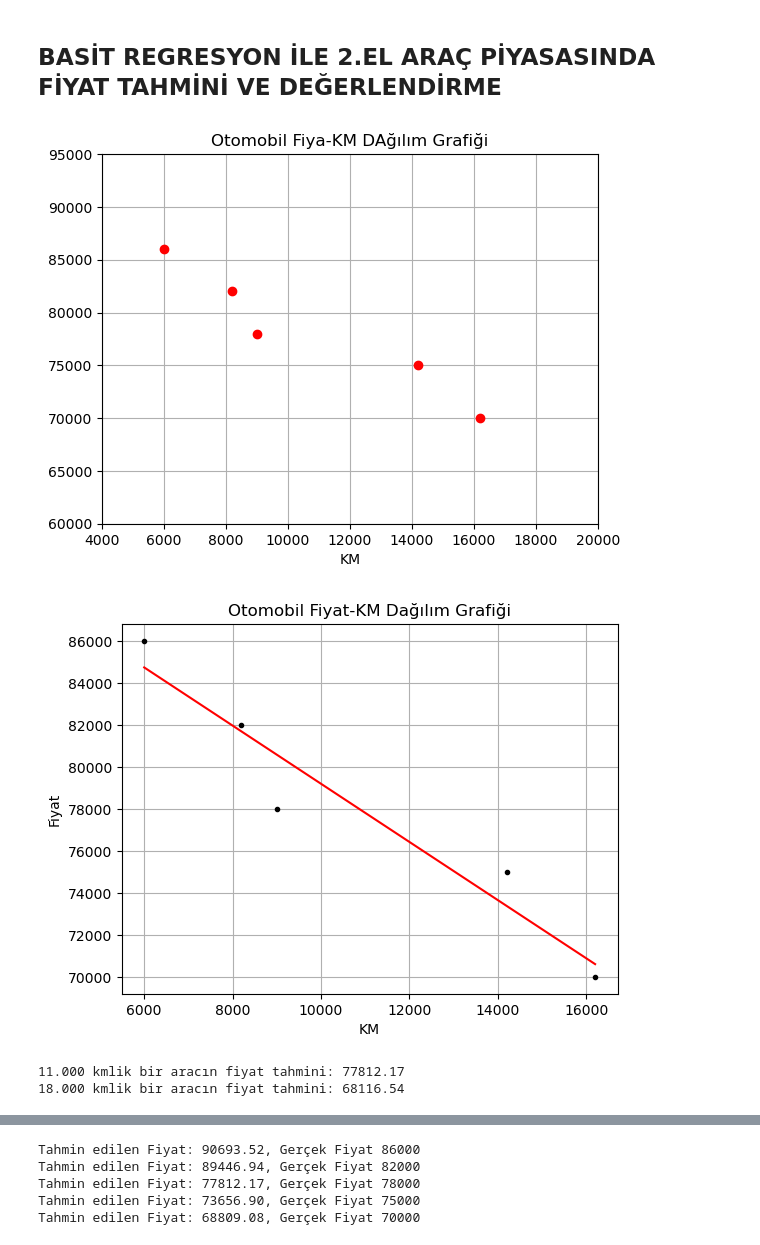
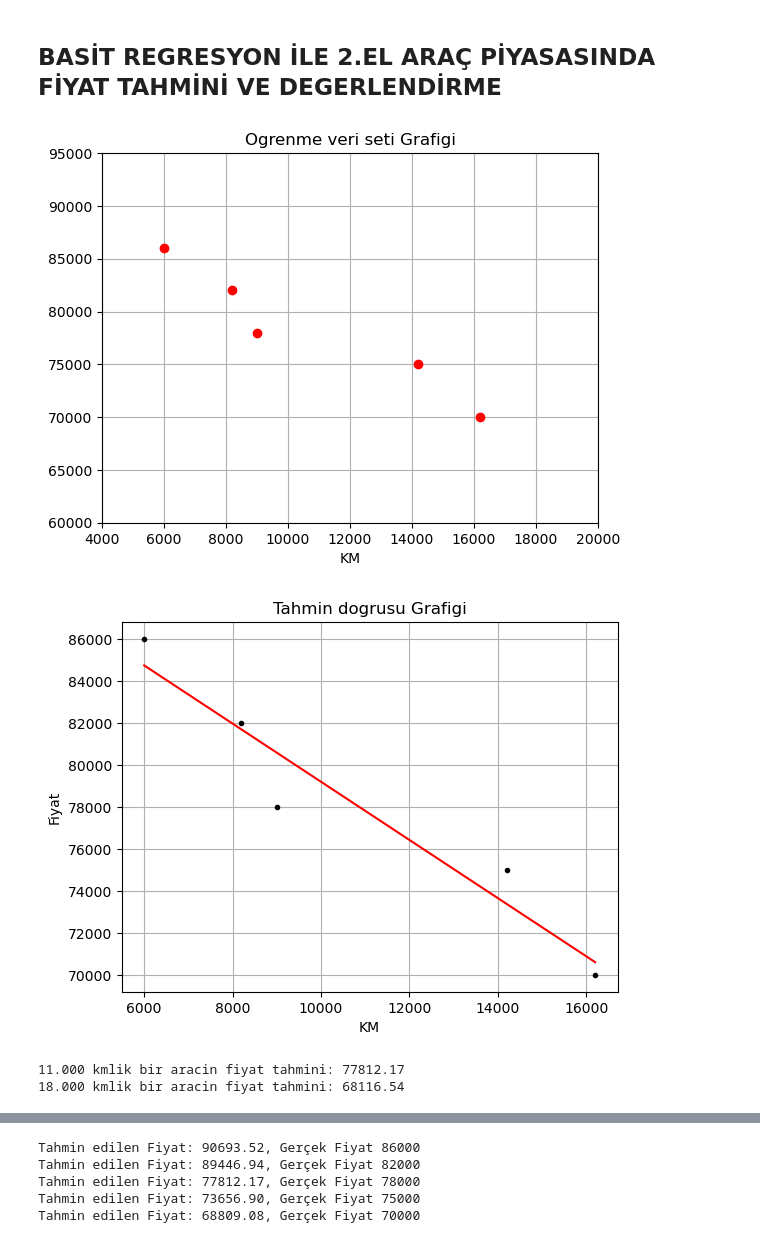
Before and after one commit to enesacarq/ml-experiments, a Jupyter notebook: regression/simple_linear_regression.ipynb, the cells around one changed output, grey strips where cells are left out. Cells and saved outputs as stored; diff of their text form; code cells hidden in the pictures.

```diff
--- a/regression/simple_linear_regression.ipynb
+++ b/regression/simple_linear_regression.ipynb
@@ -1,5 +1,5 @@
 # %% [markdown]
-## BASİT REGRESYON İLE 2.EL ARAÇ PİYASASINDA FİYAT TAHMİNİ VE DEĞERLENDİRME
+## BASİT REGRESYON İLE 2.EL ARAÇ PİYASASINDA FİYAT TAHMİNİ VE DEGERLENDİRME
 # %%
 #Gerekli kütüpanelerin indirilmesi
 import numpy as np
@@ -11,7 +11,7 @@ y=[86000,82000,78000,75000,70000]
 
 #Öğrenme veri setini görselleştirilmesi
 plt.figure()
-plt.title("Otomobil Fiya-KM DAğılım Grafiği")
+plt.title("Ogrenme veri seti Grafigi")
 plt.xlabel("KM")
 plt.plot(x,y,"ro")
 plt.axis([4000,20000,60000,95000])
@@ -21,40 +21,40 @@ plt.show()
 
 #Basit Doğrusal regresyon modeli içi sklearn kütüphanesi
 #Model oluşturma
 from sklearn.linear_model import LinearRegression
 model=LinearRegression( )
 model.fit(x,y)
 
 #Algoritmanın model parametrelerine bakalım:
 model.intercept_
 model.coef_
 
 
 #Modelin tahmin doğrusunu oluşturalım:
 plt.figure()
-plt.title("Otomobil Fiyat-KM Dağılım Grafiği")
+plt.title("Tahmin dogrusu Grafigi")
 plt.xlabel("KM")
 plt.ylabel("Fiyat")
 plt.plot(x,model.predict(x),color="red")
 plt.plot(x,y,"k.")
 plt.grid(True)
 plt.show()
 
 
 #11.000 kmlik bir aracın fiyatınıa tahmin edelim:
 test_araba=np.array([[11000]])
 tahmin11=model.predict(test_araba)[0]
-print(f"11.000 kmlik bir aracın fiyat tahmini: {tahmin11:.2f}")
+print(f"11.000 kmlik bir aracin fiyat tahmini: {tahmin11:.2f}")
 
 #18.000 kmlik bir aracın tahmin edelim:
 test_araba=np.array([[18000]])
 tahmin18=model.predict(test_araba)[0]
-print(f"18.000 kmlik bir aracın fiyat tahmini: {tahmin18:.2f}")
+print(f"18.000 kmlik bir aracin fiyat tahmini: {tahmin18:.2f}")
 # %% [output]
-[figure, old version]
+[figure, new version]
-[figure, old version]
+[figure, new version]
-11.000 kmlik bir aracın fiyat tahmini: 77812.17
-18.000 kmlik bir aracın fiyat tahmini: 68116.54
+11.000 kmlik bir aracin fiyat tahmini: 77812.17
+18.000 kmlik bir aracin fiyat tahmini: 68116.54
 # %%
 #modelin parametreleriyle tahmin edilen satış fiyatları karşılaştırma:
 y_predictions=model.predict(x)
```
Also changed, not shown: parts of 8 cells of this notebook.
